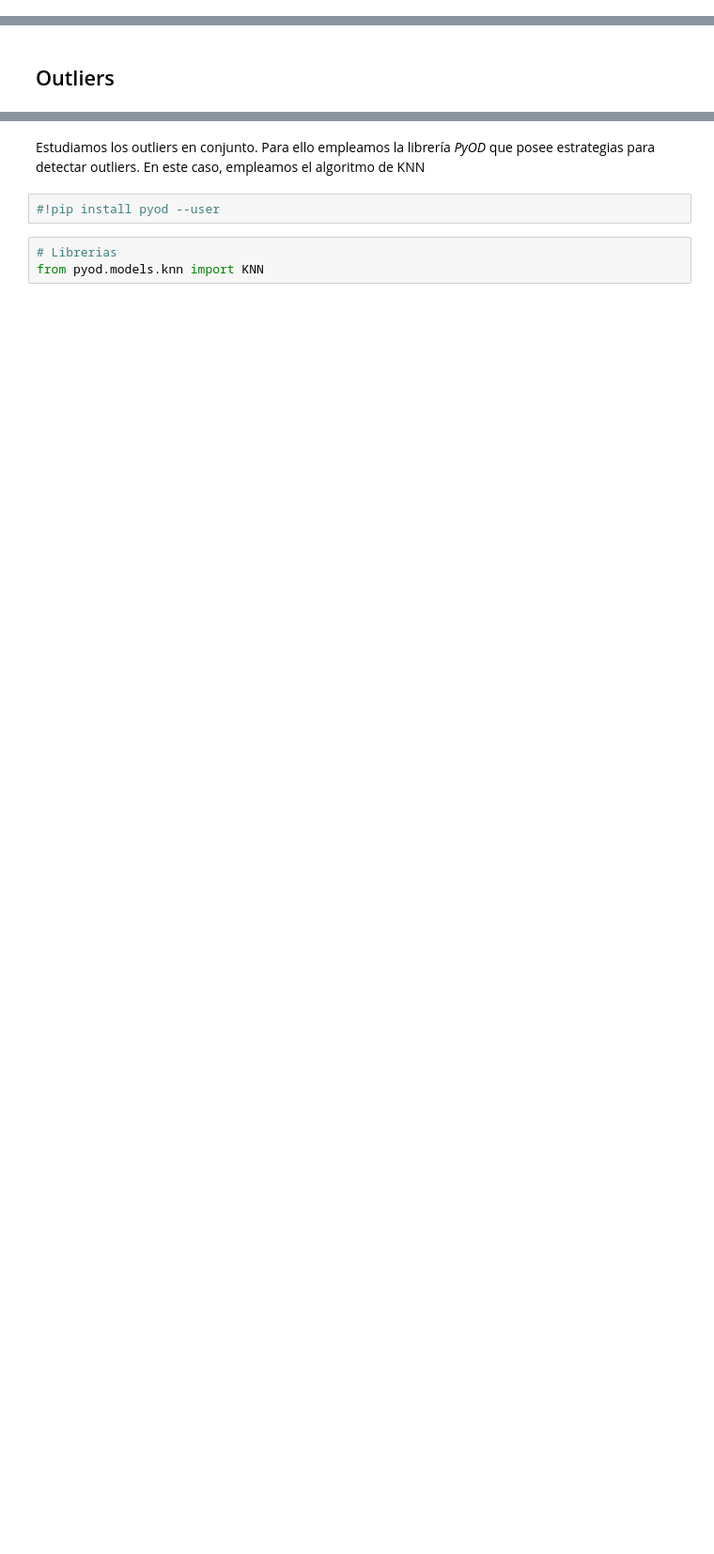
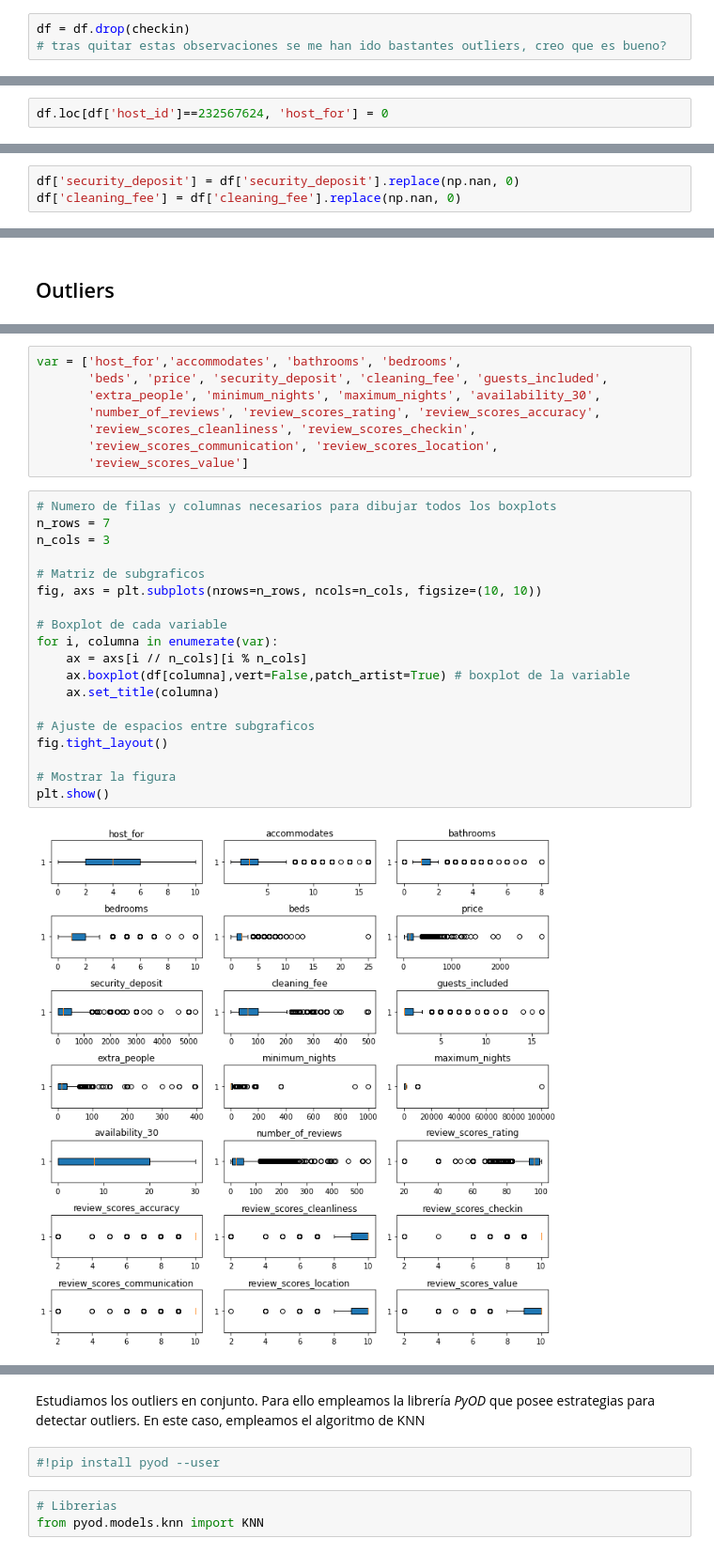
Before and after one commit to sofiamacein/Airbnb_Proyecto, a Jupyter notebook: Airbnb.ipynb, the cells around one changed output, grey strips where cells are left out. Shown at 94% size. Drawn from its saved outputs; the diff is of its cells as text; blank space fills up the shorter version.

```diff
--- a/Airbnb.ipynb
+++ b/Airbnb.ipynb
@@ -293,0 +340,3 @@ df['beds'] = df_selected2['beds']
+# %%
+df = df.drop(checkin)
+# tras quitar estas observaciones se me han ido bastantes outliers, creo que es bueno?
@@ -293,0 +370,2 @@ df['beds'] = df_selected2['beds']
+# %%
+df.loc[df['host_id']==232567624, 'host_for'] = 0
@@ -293,0 +376,3 @@ df['beds'] = df_selected2['beds']
+# %%
+df['security_deposit'] = df['security_deposit'].replace(np.nan, 0)
+df['cleaning_fee'] = df['cleaning_fee'].replace(np.nan, 0)
@@ -307,0 +405,29 @@ plt.show()
+# %%
+var = ['host_for','accommodates', 'bathrooms', 'bedrooms',
+       'beds', 'price', 'security_deposit', 'cleaning_fee', 'guests_included',
+       'extra_people', 'minimum_nights', 'maximum_nights', 'availability_30',
+       'number_of_reviews', 'review_scores_rating', 'review_scores_accuracy',
+       'review_scores_cleanliness', 'review_scores_checkin',
+       'review_scores_communication', 'review_scores_location',
+       'review_scores_value']
+# %%
+# Numero de filas y columnas necesarios para dibujar todos los boxplots
+n_rows = 7
+n_cols = 3
+
+# Matriz de subgraficos
+fig, axs = plt.subplots(nrows=n_rows, ncols=n_cols, figsize=(10, 10))
+
+# Boxplot de cada variable
+for i, columna in enumerate(var):
+    ax = axs[i // n_cols][i % n_cols]
+    ax.boxplot(df[columna],vert=False,patch_artist=True) # boxplot de la variable
+    ax.set_title(columna)
+
+# Ajuste de espacios entre subgraficos
+fig.tight_layout()
+
+# Mostrar la figura
+plt.show()
+# %% [output]
+[figure, added]
```
Also changed, not shown: parts of 55 cells of this notebook.
